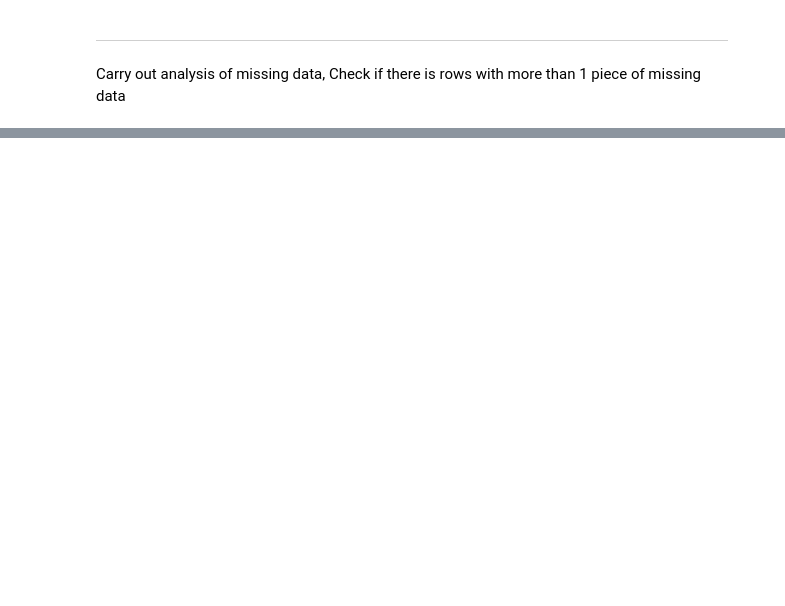
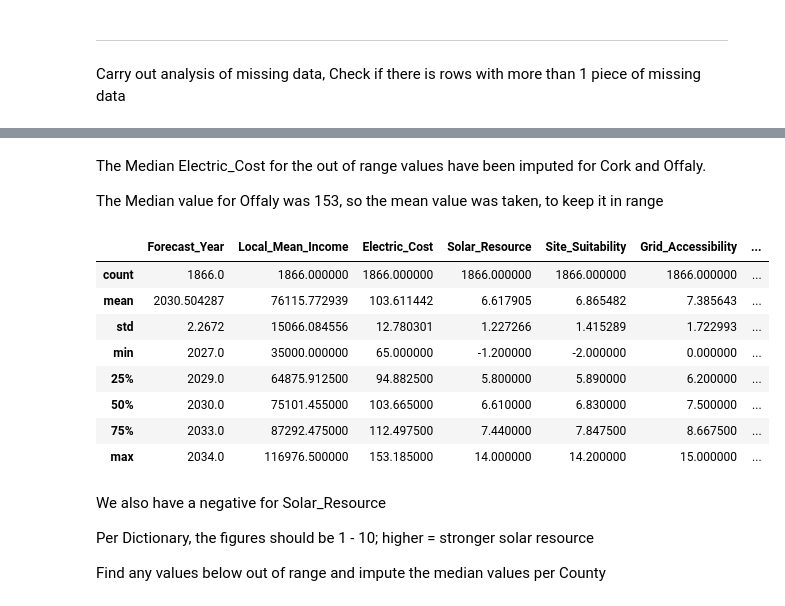
Before and after one commit to sba26096-CiaranLynch/IntegratedCA2, a Jupyter notebook: Integrated_CA_2.ipynb, the cells around one changed output, grey strips where cells are left out. Saved outputs shown, nothing was run; the diff lists cells and outputs as text; code cells hidden in the pictures; blank space fills up the shorter version.

```diff
--- a/Integrated_CA_2.ipynb
+++ b/Integrated_CA_2.ipynb
@@ -1605,0 +899,2 @@ df.to_csv("CA2_Dataset_updated.csv", index=False)
+# %%
+df.loc[26, "Electric_Cost"]= Cork_Electric_Cost_medians
@@ -1605,0 +910,2 @@ df.to_csv("CA2_Dataset_updated.csv", index=False)
+# %%
+df.loc[338, "Electric_Cost"]= Offaly_Electric_Cost_mean
@@ -1605,0 +919,22 @@ df.to_csv("CA2_Dataset_updated.csv", index=False)
+# %% [markdown]
+The Median Electric_Cost for the out of range values have been imputed for Cork and Offaly.
+
+The Median value for Offaly was 153, so the mean value was taken, to keep it in range
+# %%
+df.describe()
+# %% [output]
+|  | Forecast_Year | Local_Mean_Income | Electric_Cost | Solar_Resource | Site_Suitability | Grid_Accessibility | ... |
+| count | 1866.0 | 1866.000000 | 1866.000000 | 1866.000000 | 1866.000000 | 1866.000000 | ... |
+| mean | 2030.504287 | 76115.772939 | 103.611442 | 6.617905 | 6.865482 | 7.385643 | ... |
+| std | 2.2672 | 15066.084556 | 12.780301 | 1.227266 | 1.415289 | 1.722993 | ... |
+| min | 2027.0 | 35000.000000 | 65.000000 | -1.200000 | -2.000000 | 0.000000 | ... |
+| 25% | 2029.0 | 64875.912500 | 94.882500 | 5.800000 | 5.890000 | 6.200000 | ... |
+| 50% | 2030.0 | 75101.455000 | 103.665000 | 6.610000 | 6.830000 | 7.500000 | ... |
+| 75% | 2033.0 | 87292.475000 | 112.497500 | 7.440000 | 7.847500 | 8.667500 | ... |
+| max | 2034.0 | 116976.500000 | 153.185000 | 14.000000 | 14.200000 | 15.000000 | ... |
+# %% [markdown]
+We also have a negative for Solar_Resource
+
+Per Dictionary, the figures should be 1 - 10; higher = stronger solar resource
+
+Find any values below out of range and impute the median values per County
```
Also changed, not shown: parts of 197 cells of this notebook.
